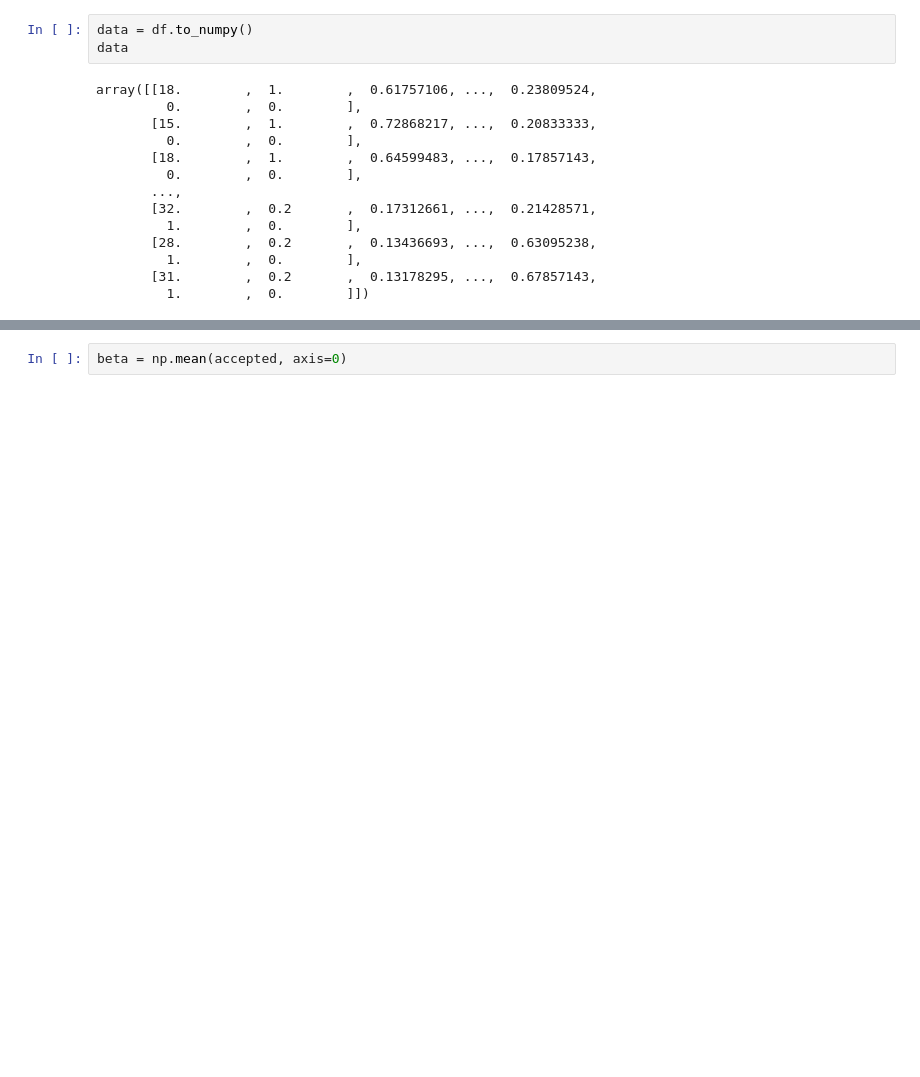
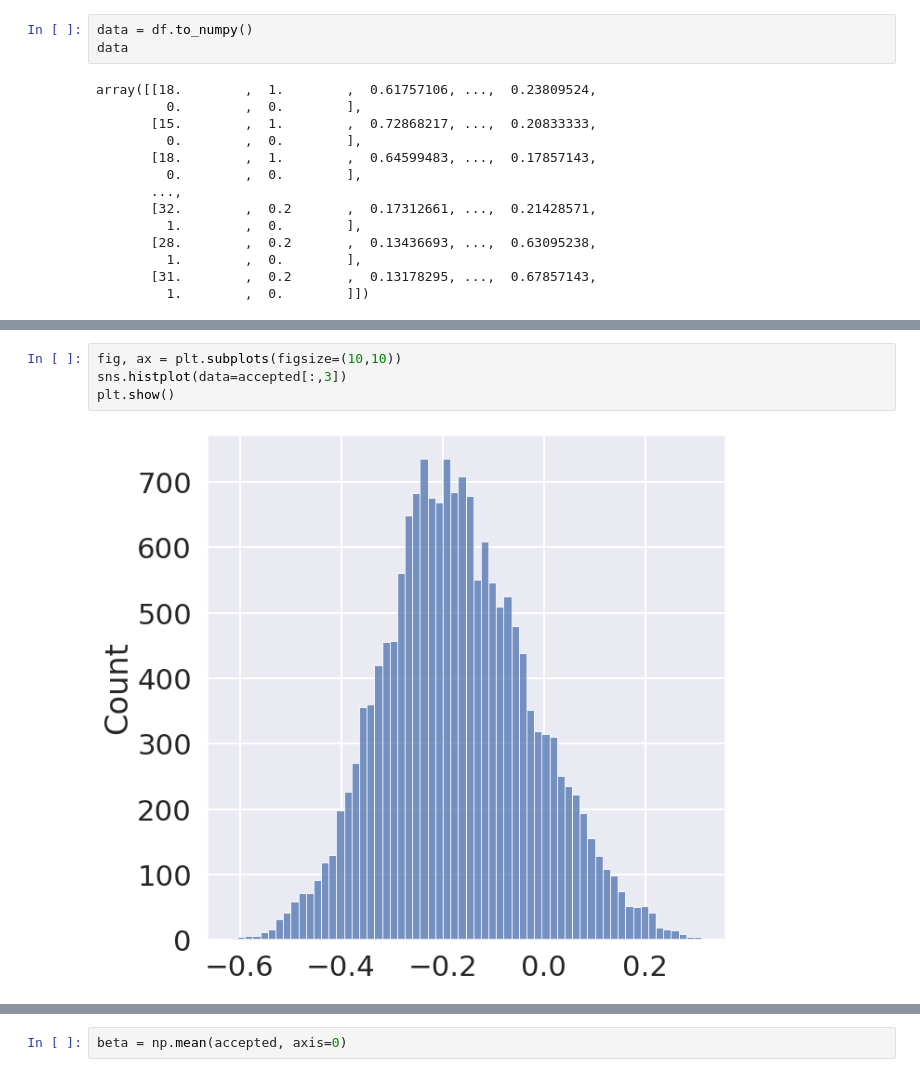
Before and after one commit to colesturza/CSCI5822-Final-Project, a Jupyter notebook: python/poisson_regression.ipynb, the cells around one changed output, grey strips where cells are left out. Cells and saved outputs as stored; diff of their text form; blank space fills up the shorter version.

```diff
--- a/python/poisson_regression.ipynb
+++ b/python/poisson_regression.ipynb
@@ -137,2 +158,8 @@ accepted.shape, rejected.shape
+# %%
+fig, ax = plt.subplots(figsize=(10,10))
+sns.histplot(data=accepted[:,3])
+plt.show()
+# %% [output]
+[figure, added]
 # %%
 n = accepted.shape[0]
```
Also changed, not shown: parts of 18 cells of this notebook, 17 other files.
